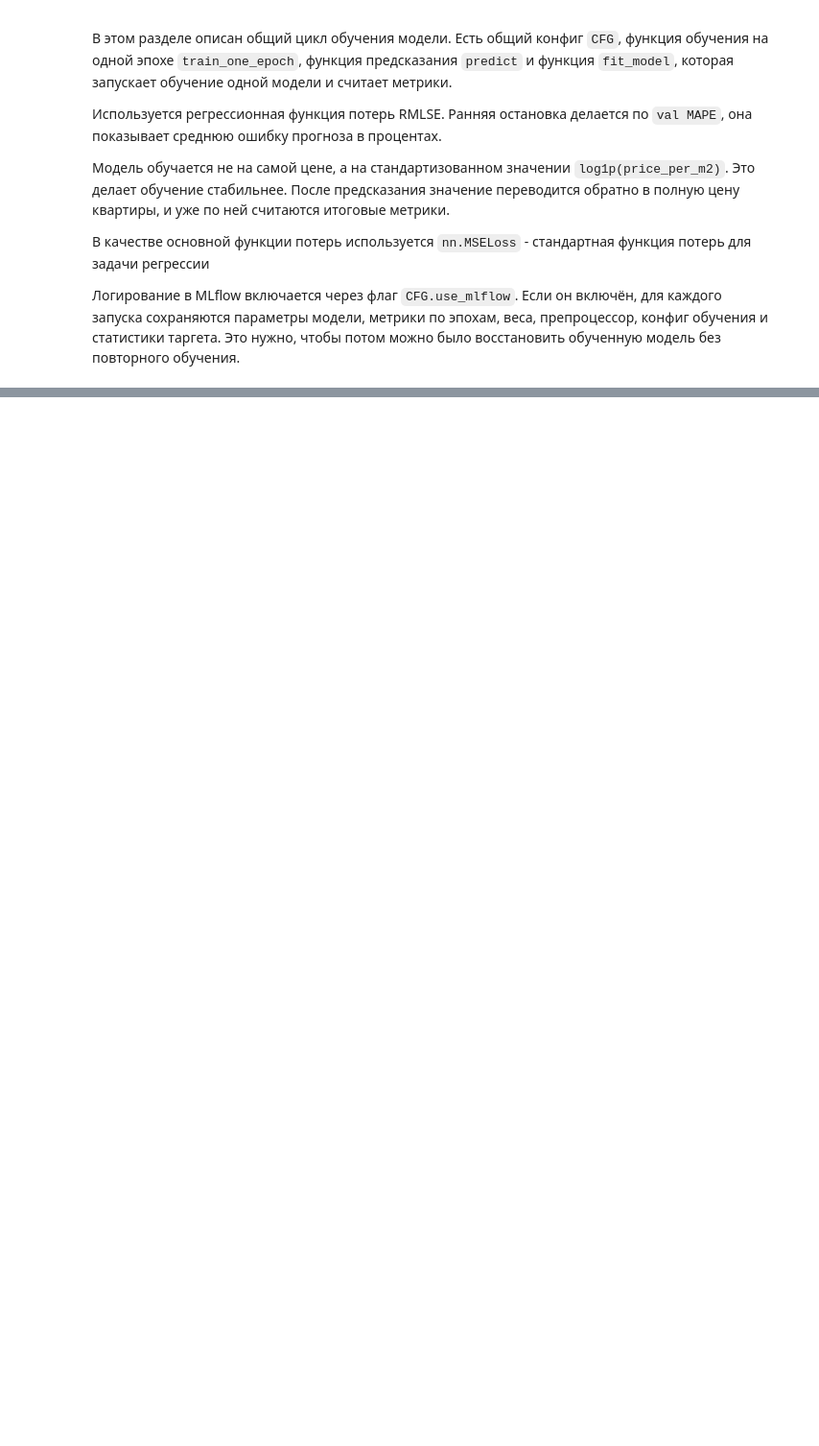
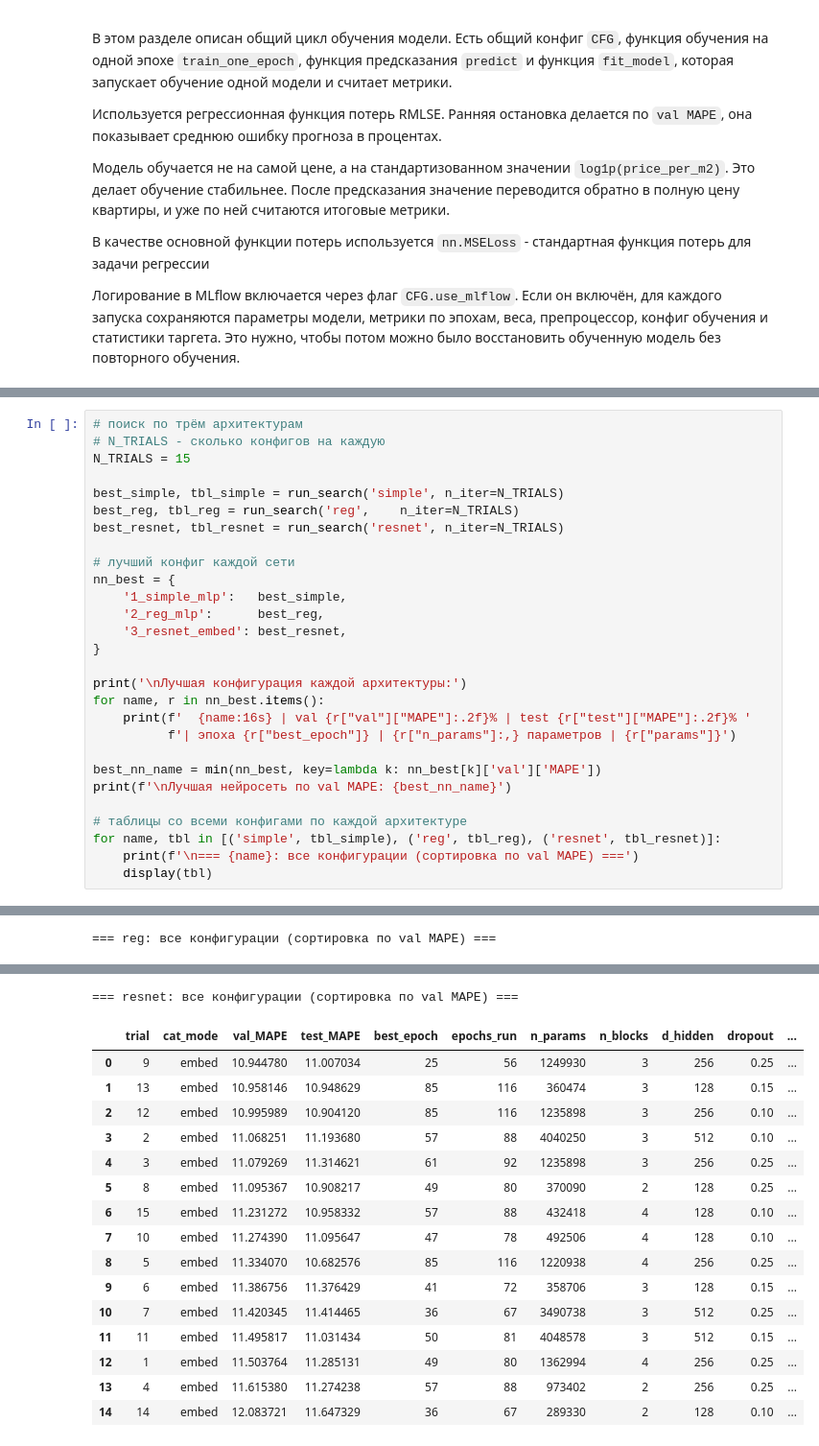
Before and after one commit to QuickSilver-1/GP5-NN, a Jupyter notebook: notebooks/ГП_5_задание1.ipynb, the cells around one changed output, grey strips where cells are left out. Shown at 96% size. Saved outputs shown, nothing was run; the diff lists cells and outputs as text; blank space fills up the shorter version.

```diff
--- a/notebooks/ГП_5_задание1.ipynb
+++ b/notebooks/ГП_5_задание1.ipynb
@@ -1392,0 +1730,29 @@ class ResNetMLP(nn.Module):
+# %%
+# поиск по трём архитектурам
+# N_TRIALS - сколько конфигов на каждую
+N_TRIALS = 15
+
+best_simple, tbl_simple = run_search('simple', n_iter=N_TRIALS)
+best_reg, tbl_reg = run_search('reg',    n_iter=N_TRIALS)
+best_resnet, tbl_resnet = run_search('resnet', n_iter=N_TRIALS)
+
+# лучший конфиг каждой сети
+nn_best = {
+    '1_simple_mlp':   best_simple,
+    '2_reg_mlp':      best_reg,
+    '3_resnet_embed': best_resnet,
+}
+
+print('\nЛучшая конфигурация каждой архитектуры:')
+for name, r in nn_best.items():
+    print(f'  {name:16s} | val {r["val"]["MAPE"]:.2f}% | test {r["test"]["MAPE"]:.2f}% '
+          f'| эпоха {r["best_epoch"]} | {r["n_params"]:,} параметров | {r["params"]}')
+
+best_nn_name = min(nn_best, key=lambda k: nn_best[k]['val']['MAPE'])
+print(f'\nЛучшая нейросеть по val MAPE: {best_nn_name}')
+
+# таблицы со всеми конфигами по каждой архитектуре
+for name, tbl in [('simple', tbl_simple), ('reg', tbl_reg), ('resnet', tbl_resnet)]:
+    print(f'\n=== {name}: все конфигурации (сортировка по val MAPE) ===')
+    display(tbl)
+# %% [output]
@@ -1392,0 +1792 @@ class ResNetMLP(nn.Module):
+=== reg: все конфигурации (сортировка по val MAPE) ===
@@ -1392,0 +1809,17 @@ class ResNetMLP(nn.Module):
+=== resnet: все конфигурации (сортировка по val MAPE) ===
+|  | trial | cat_mode | val_MAPE | test_MAPE | best_epoch | epochs_run | n_params | n_blocks | d_hidden | dropout | ... |
+| 0 | 9 | embed | 10.944780 | 11.007034 | 25 | 56 | 1249930 | 3 | 256 | 0.25 | ... |
+| 1 | 13 | embed | 10.958146 | 10.948629 | 85 | 116 | 360474 | 3 | 128 | 0.15 | ... |
+| 2 | 12 | embed | 10.995989 | 10.904120 | 85 | 116 | 1235898 | 3 | 256 | 0.10 | ... |
+| 3 | 2 | embed | 11.068251 | 11.193680 | 57 | 88 | 4040250 | 3 | 512 | 0.10 | ... |
+| 4 | 3 | embed | 11.079269 | 11.314621 | 61 | 92 | 1235898 | 3 | 256 | 0.25 | ... |
+| 5 | 8 | embed | 11.095367 | 10.908217 | 49 | 80 | 370090 | 2 | 128 | 0.25 | ... |
+| 6 | 15 | embed | 11.231272 | 10.958332 | 57 | 88 | 432418 | 4 | 128 | 0.10 | ... |
+| 7 | 10 | embed | 11.274390 | 11.095647 | 47 | 78 | 492506 | 4 | 128 | 0.10 | ... |
+| 8 | 5 | embed | 11.334070 | 10.682576 | 85 | 116 | 1220938 | 4 | 256 | 0.25 | ... |
+| 9 | 6 | embed | 11.386756 | 11.376429 | 41 | 72 | 358706 | 3 | 128 | 0.15 | ... |
+| 10 | 7 | embed | 11.420345 | 11.414465 | 36 | 67 | 3490738 | 3 | 512 | 0.25 | ... |
+| 11 | 11 | embed | 11.495817 | 11.031434 | 50 | 81 | 4048578 | 3 | 512 | 0.15 | ... |
+| 12 | 1 | embed | 11.503764 | 11.285131 | 49 | 80 | 1362994 | 4 | 256 | 0.25 | ... |
+| 13 | 4 | embed | 11.615380 | 11.274238 | 57 | 88 | 973402 | 2 | 256 | 0.25 | ... |
+| 14 | 14 | embed | 12.083721 | 11.647329 | 36 | 67 | 289330 | 2 | 128 | 0.10 | ... |
```
Also changed, not shown: parts of 23 cells of this notebook, 5 other files.
